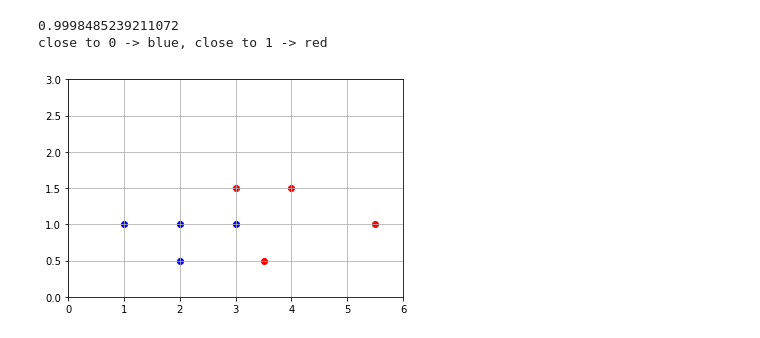
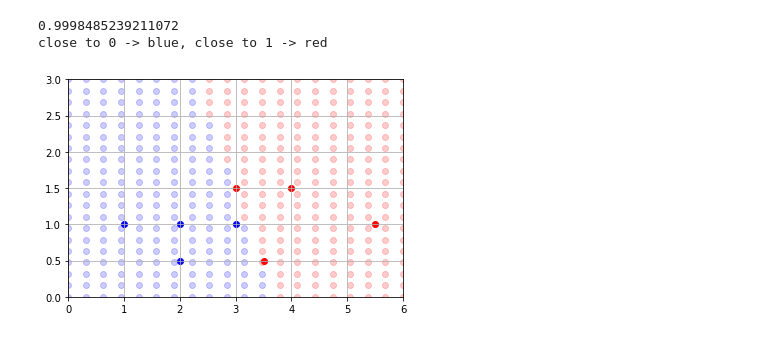
Before and after one commit to MustafaAli789/native-ann, a Jupyter notebook: flower-problem-neuralnet-soln/flower-problem-neural-net-soln.ipynb, the cells around one changed output. Saved outputs shown, nothing was run; the diff lists cells and outputs as text; code cells hidden in the pictures.

```diff
--- a/flower-problem-neuralnet-soln/flower-problem-neural-net-soln.ipynb
+++ b/flower-problem-neuralnet-soln/flower-problem-neural-net-soln.ipynb
@@ -100,14 +100,25 @@ close to 0 -> blue, close to 1 -> red
 # %%
 #Visualizing data
 
 def vis_data():
     plt.axis([0, 6, 0 ,3])
     plt.grid()
     for i in range(len(data)):
         point  = data[i]
         color = 'r'
         if point[2] == 0:
             color = 'b'
         plt.scatter(point[0], point[1], c=color)
+
+# check out the networks predictions in the x,y plane
+for x in np.linspace(0, 6, 20):
+    for y in np.linspace(0, 3, 20):
+        pred = sigmoid(w1 * x + w2 * y + b)
+        c = 'b'
+        if pred > .5:
+            c = 'r'
+        plt.scatter([x],[y],c=c, alpha=.2)
+
+vis_data()
 # %% [output]
-[figure, old version]
+[figure, new version]
```
Also changed, not shown: 9 other files.
